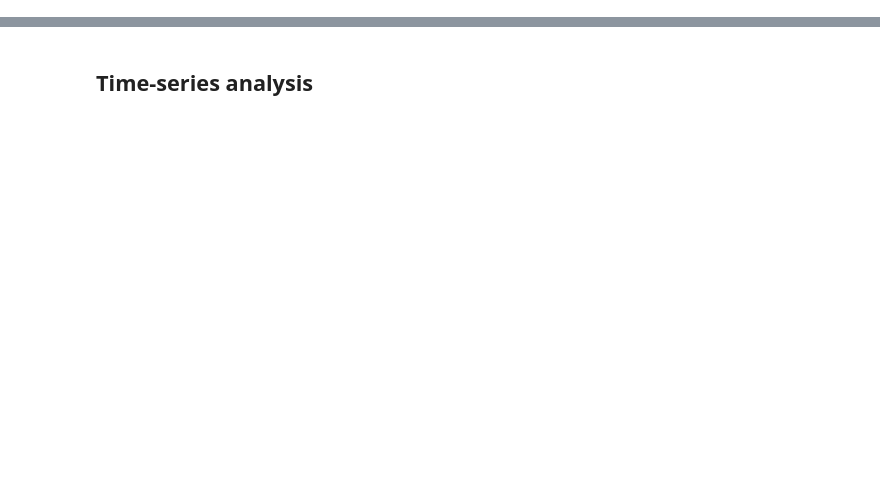
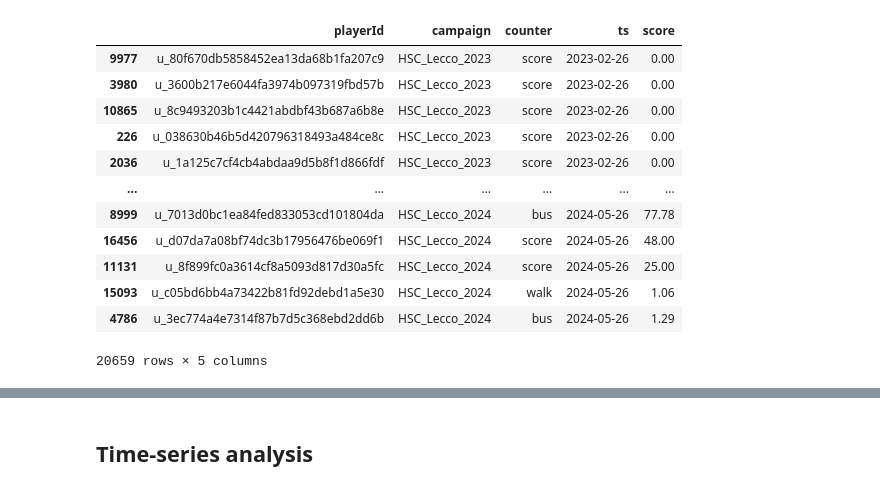
Before and after one commit to rik1599/playngo_challenge_generator, a Jupyter notebook: notebooks/GRU.ipynb, the cells around one changed output, grey strips where cells are left out. Drawn from its saved outputs; the diff is of its cells as text; code cells hidden in the pictures; blank space fills up the shorter version.

```diff
--- a/notebooks/GRU.ipynb
+++ b/notebooks/GRU.ipynb
@@ -19,30 +19,44 @@ SCORES_FILES = {
 # %%
 import pandas as pd
 import numpy as np
 
 def load_stats(path: str, c: str) -> pd.DataFrame:
     df = pd.read_parquet(path)
     df['distance'] = df['distance'] / 1000 # convert to km
     df['campaign'] = c
     df.rename(columns={'modeType': 'counter', 'distance': 'score', 'stat_date': 'ts'}, inplace=True)
     return df[['playerId', 'campaign', 'ts', 'counter', 'score']]
 
 def load_scores(path: str, c: str) -> pd.DataFrame:
     df = pd.read_parquet(path)
     df.rename(columns={'player_id': 'playerId', 'mobilityScore': 'score', 'day': 'ts'}, inplace=True)
     df['counter'] = 'score'
     df['campaign'] = c
     return df[['playerId', 'campaign', 'ts', 'counter', 'score']]
 
 df_stats = pd.concat([load_stats(f, k) for k, f in STATS_FILES.items()])
 df_scores = pd.concat([load_scores(f, k) for k, f in SCORES_FILES.items()])
 
 df = pd.concat([df_stats, df_scores])
 df['ts'] = pd.to_datetime(df['ts'])
-
 df = df.groupby(['playerId', 'campaign', 'counter']).resample('W', on='ts').sum(numeric_only=True).reset_index()
-df['score'] = np.ceil(df['score']).astype(int)
+df.sort_values('ts', ascending=True, inplace=True)
+df['score'] = df['score'].round(2)
 df
+# %% [output]
+|  | playerId | campaign | counter | ts | score |
+| 9977 | u_80f670db5858452ea13da68b1fa207c9 | HSC_Lecco_2023 | score | 2023-02-26 | 0.00 |
+| 3980 | u_3600b217e6044fa3974b097319fbd57b | HSC_Lecco_2023 | score | 2023-02-26 | 0.00 |
+| 10865 | u_8c9493203b1c4421abdbf43b687a6b8e | HSC_Lecco_2023 | score | 2023-02-26 | 0.00 |
+| 226 | u_038630b46b5d420796318493a484ce8c | HSC_Lecco_2023 | score | 2023-02-26 | 0.00 |
+| 2036 | u_1a125c7cf4cb4abdaa9d5b8f1d866fdf | HSC_Lecco_2023 | score | 2023-02-26 | 0.00 |
+| ... | ... | ... | ... | ... | ... |
+| 8999 | u_7013d0bc1ea84fed833053cd101804da | HSC_Lecco_2024 | bus | 2024-05-26 | 77.78 |
+| 16456 | u_d07da7a08bf74dc3b17956476be069f1 | HSC_Lecco_2024 | score | 2024-05-26 | 48.00 |
+| 11131 | u_8f899fc0a3614cf8a5093d817d30a5fc | HSC_Lecco_2024 | score | 2024-05-26 | 25.00 |
+| 15093 | u_c05bd6bb4a73422b81fd92debd1a5e30 | HSC_Lecco_2024 | walk | 2024-05-26 | 1.06 |
+| 4786 | u_3ec774a4e7314f87b7d5c368ebd2dd6b | HSC_Lecco_2024 | bus | 2024-05-26 | 1.29 |
+20659 rows × 5 columns
 # %%
 def flatten(df: pd.DataFrame):
     return pd.Series({
```
Also changed, not shown: parts of 6 cells of this notebook, 2 other files.
